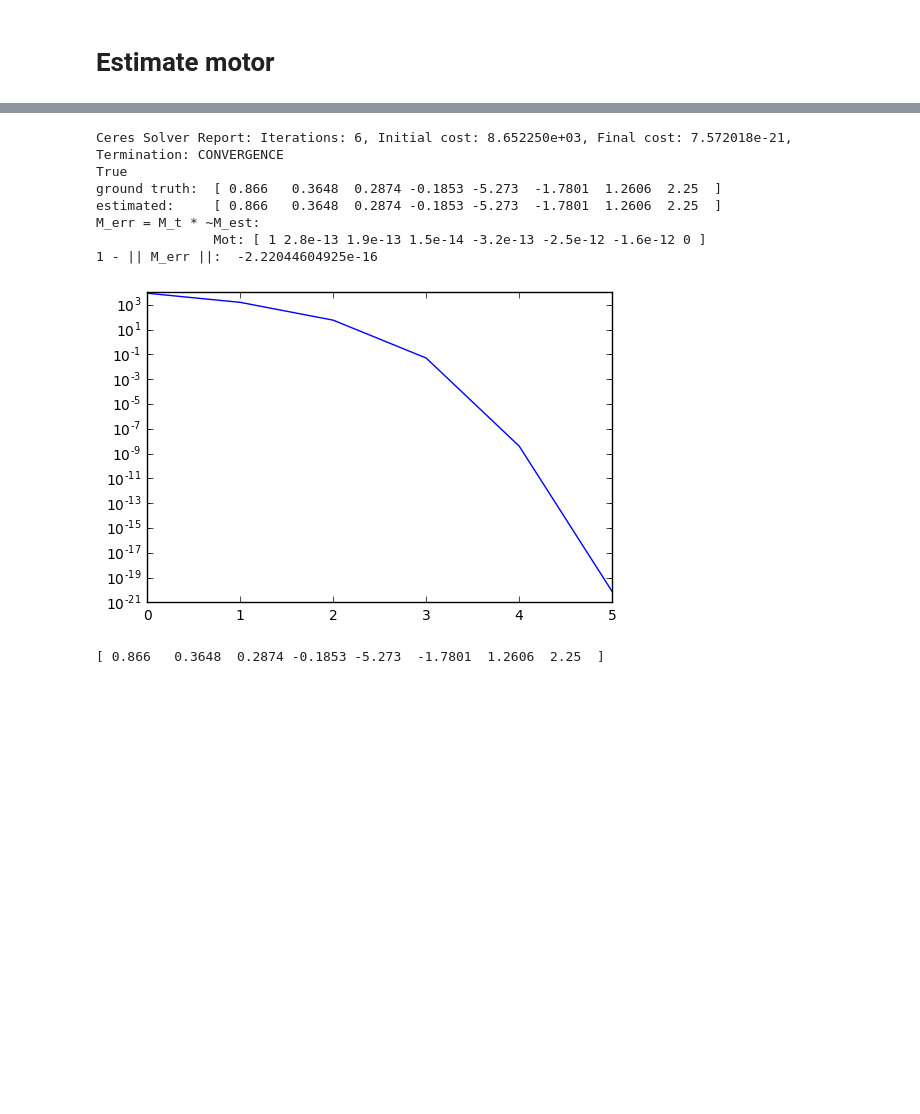
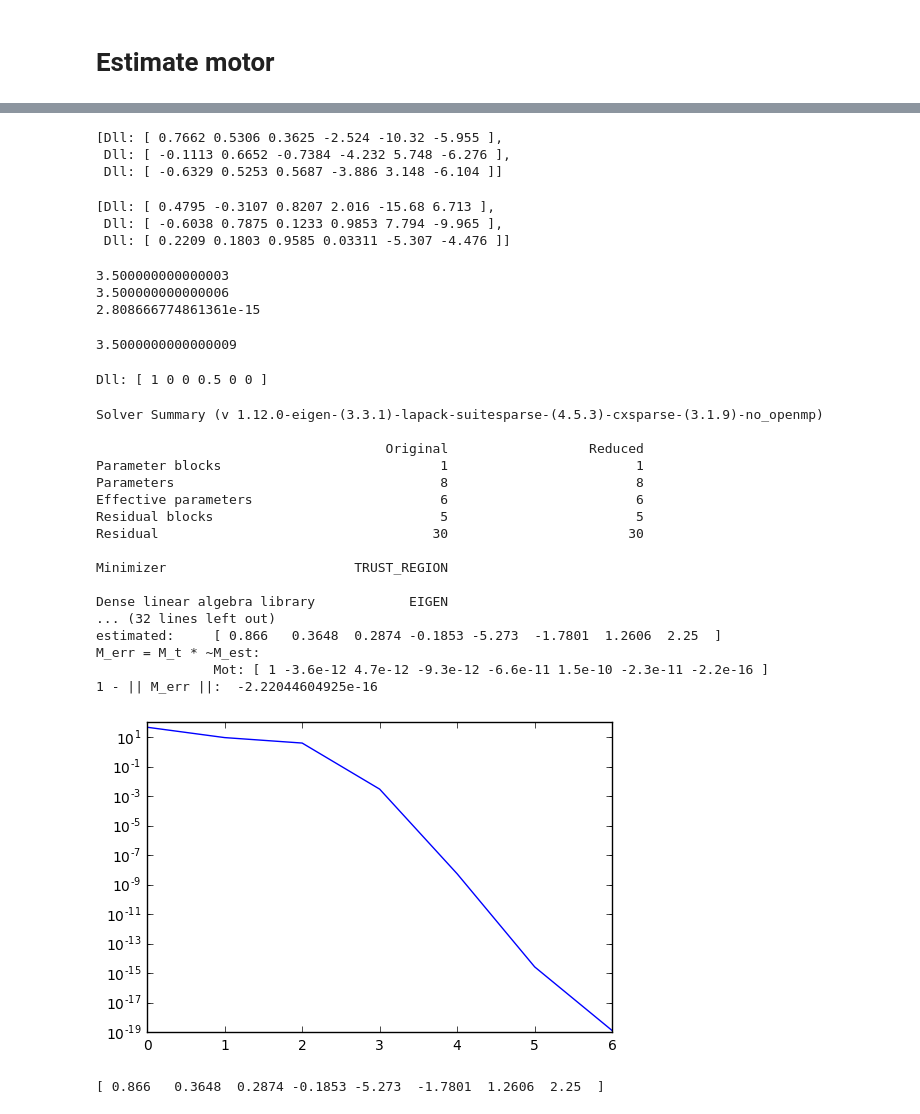
Before and after one commit to tingelst/game, a Jupyter notebook: python/ENGAGE2017.ipynb, the cells around one changed output, grey strips where cells are left out. Saved outputs shown, nothing was run; the diff lists cells and outputs as text; code cells hidden in the pictures; blank space fills up the shorter version.

```diff
--- a/python/ENGAGE2017.ipynb
+++ b/python/ENGAGE2017.ipynb
@@ -102,7 +104,7 @@ Mot: [ 0.87 0.36 0.29 -0.19 -5.3 -1.8 1.3 2.2 ]
 # %% [markdown]
 # Dataset
 # %%
-n_points = 100
+n_points = 10
 sigma = 0.09
 points_a = [(vsr.Vec(0,0,0).null(),
              vsr.Vec(*np.random.normal(0.0, 0.8, 3)).null()  )
@@ -161,35 +186,75 @@ sin(theta*2)
+# %%
+lines_a
+# %% [output]
+[Dll: [ 0.7662 0.5306 0.3625 -2.524 -10.32 -5.955 ],
+ Dll: [ -0.1113 0.6652 -0.7384 -4.232 5.748 -6.276 ],
+ Dll: [ -0.6329 0.5253 0.5687 -3.886 3.148 -6.104 ]]
+# %%
+lines_b
+# %% [output]
+[Dll: [ 0.4795 -0.3107 0.8207 2.016 -15.68 6.713 ],
+ Dll: [ -0.6038 0.7875 0.1233 0.9853 7.794 -9.965 ],
+ Dll: [ 0.2209 0.1803 0.9585 0.03311 -5.307 -4.476 ]]
+# %%
+print(ln(lines_a[0], lines_b[0])[2].drv().vec().norm())
+print(ln(lines_a[1], lines_b[1])[2].drv().vec().norm())
+print(ln(lines_a[2], lines_b[2])[2].drv().vec().norm())
+# %% [output]
+3.500000000000003
+3.500000000000006
+2.808666774861361e-15
+# %%
+7 * cos(pi/3)
+# %% [output]
+3.5000000000000009
+# %%
+vsr.Dll(2,0,0,1,0,0).unit()
+# %% [output]
+Dll: [ 1 0 0 0.5 0 0 ]
 # %%
 initial_motor = vsr.Mot(1.0, 0.0, 0.0, 0.0, 0.0, 0.0, 0.0, 0.0)
 mes = MotorEstimationSolver(initial_motor)
-for a, b in zip(lines_a2, lines_b2):
+for a, b in zip(lines_a2[:5], lines_b2[:5]):
 #     mes.add_line_correspondences_residual_block(a,b)
 #     mes.add_line_commutator_residual_block(a,b)
 #     mes.add_line_dual_angle_residual_block(a,b)
     mes.add_line_projected_commutator_residual_block(a,b)
 #     mes.add_line_inner_product_residual_block(a,b)
 #     mes.add_line_anticommutator_residual_block(a,b)
 mes.set_parameterization('BIVECTOR_GENERATOR')
 # mes.set_parameterization('POLAR_DECOMPOSITION_TANGENT')
 mes.linear_solver_type = 'DENSE_QR'
 
-mes.gradient_tolerance = 1e-16
+# mes.max_num_iterations = 100
+
+# mes.gradient_tolerance = 1e-16
 (em_lines_6_res, summary_lines_6_res, _) = mes.solve()
-print(summary_lines_6_res['brief_report'])
+print(summary_lines_6_res['full_report'])
 
 semilogy([it['cost'] for it in summary_lines_6_res['iterations']])
 print(np.allclose(motor3, em_lines_6_res, rtol=1e-4))
 print('ground truth: ', np.array(motor3))
 print('estimated:    ', np.array(em_lines_6_res))
 print('M_err = M_t * ~M_est:\n\t      ',motor3 * em_lines_6_res.rev())
 print('1 - || M_err ||: ', 1.0 - np.linalg.norm(np.array(motor3 * em_lines_6_res.rev())))
 # %% [output]
-Ceres Solver Report: Iterations: 6, Initial cost: 8.652250e+03, Final cost: 7.572018e-21, Termination: CONVERGENCE
-True
-ground truth:  [ 0.866   0.3648  0.2874 -0.1853 -5.273  -1.7801  1.2606  2.25  ]
+Solver Summary (v 1.12.0-eigen-(3.3.1)-lapack-suitesparse-(4.5.3)-cxsparse-(3.1.9)-no_openmp)
+
+                                     Original                  Reduced
+Parameter blocks                            1                        1
+Parameters                                  8                        8
+Effective parameters                        6                        6
+Residual blocks                             5                        5
+Residual                                   30                       30
+
+Minimizer                        TRUST_REGION
+
+Dense linear algebra library            EIGEN
+... (32 lines left out)
 estimated:     [ 0.866   0.3648  0.2874 -0.1853 -5.273  -1.7801  1.2606  2.25  ]
 M_err = M_t * ~M_est:
-               Mot: [ 1 2.8e-13 1.9e-13 1.5e-14 -3.2e-13 -2.5e-12 -1.6e-12 0 ]
+               Mot: [ 1 -3.6e-12 4.7e-12 -9.3e-12 -6.6e-11 1.5e-10 -2.3e-11 -2.2e-16 ]
 1 - || M_err ||:  -2.22044604925e-16
-[figure, old version]
+[figure, new version]
 # %%
 def daniilidis_motor(LAs, LBs):
```
Also changed, not shown: parts of 29 cells of this notebook, 3 other files.
